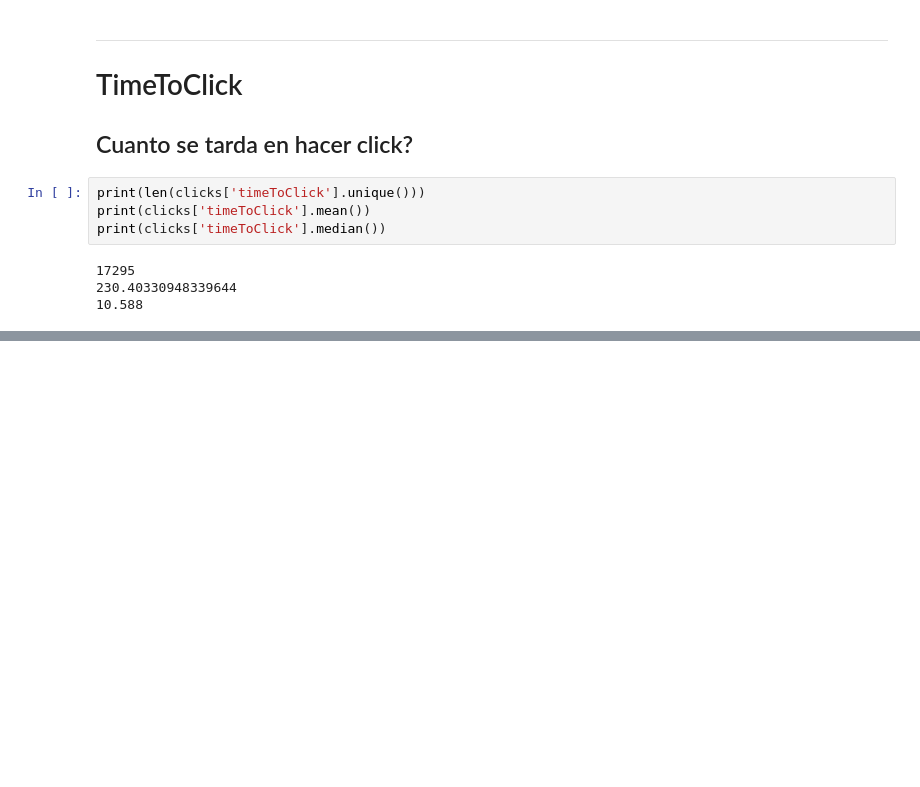
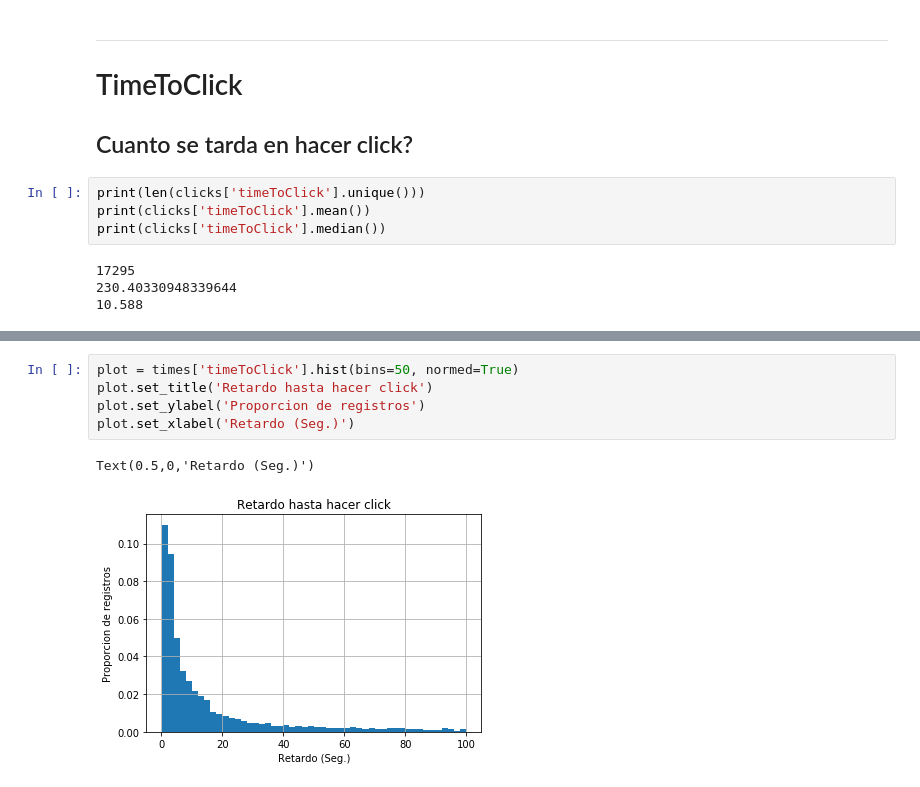
Before and after one commit to gatti2602/7506-datos, a Jupyter notebook: Nico/clicks.ipynb, the cells around one changed output, grey strips where cells are left out. Cells and saved outputs as stored; diff of their text form; blank space fills up the shorter version.

```diff
--- a/Nico/clicks.ipynb
+++ b/Nico/clicks.ipynb
@@ -179,0 +180,8 @@ Text(0.5,0,'Retardo (Seg.)')
+# %%
+plot = times['timeToClick'].hist(bins=50, normed=True)
+plot.set_title('Retardo hasta hacer click')
+plot.set_ylabel('Proporcion de registros')
+plot.set_xlabel('Retardo (Seg.)')
+# %% [output]
+Text(0.5,0,'Retardo (Seg.)')
+[figure, added]
```
Also changed, not shown: parts of 4 cells of this notebook.
